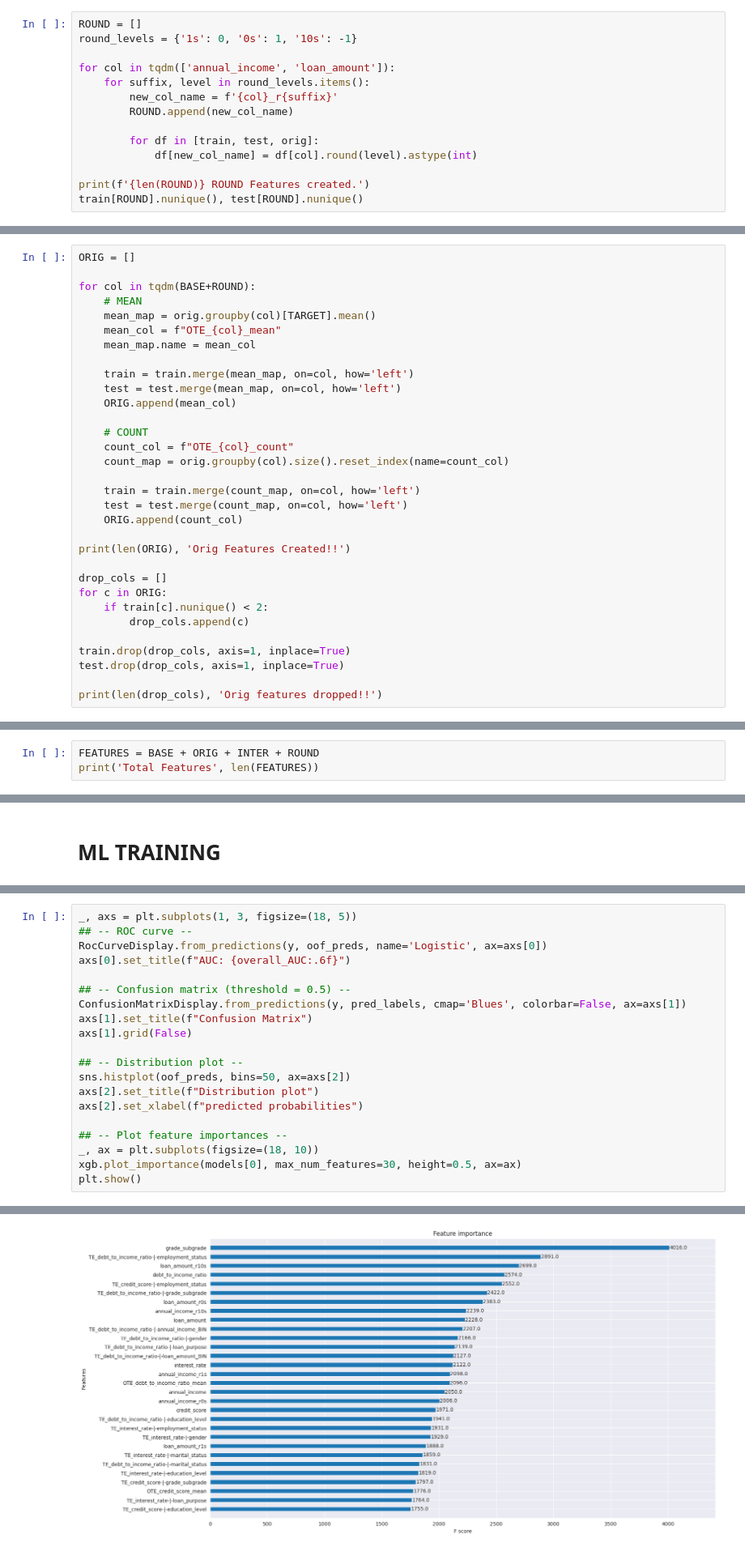
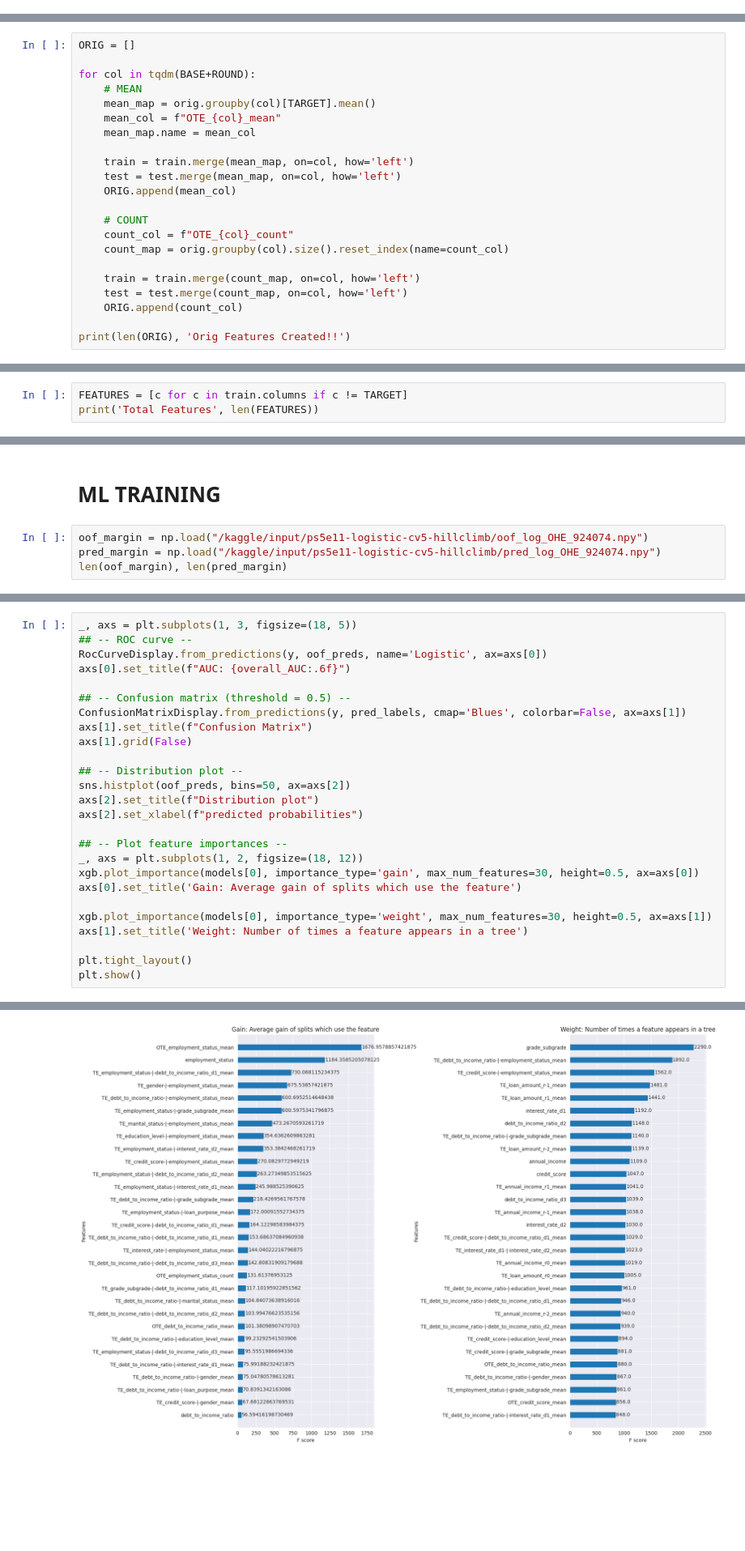
Before and after one commit to coded-sly/s5e11-Loan-Payback, a Jupyter notebook: ps5e11-xgb-cv5-0-927468.ipynb, the cells around one changed output, grey strips where cells are left out. Shown at 81% size. Drawn from its saved outputs; the diff is of its cells as text; blank space fills up the shorter version.

Commit message:
Kaggle Notebook | Ps5e11 | XGB-residuals | CV5-0.92746 | v2

```diff
--- a/ps5e11-xgb-cv5-0-927468.ipynb
+++ b/ps5e11-xgb-cv5-0-927468.ipynb
@@ -307,14 +347,0 @@ Ineraction Features: 55
-# %%
-ROUND = []
-round_levels = {'1s': 0, '0s': 1, '10s': -1}
-
-for col in tqdm(['annual_income', 'loan_amount']):
-    for suffix, level in round_levels.items():
-        new_col_name = f'{col}_r{suffix}'
-        ROUND.append(new_col_name)
-
-        for df in [train, test, orig]:
-            df[new_col_name] = df[col].round(level).astype(int)
-
-print(f'{len(ROUND)} ROUND Features created.')
-train[ROUND].nunique(), test[ROUND].nunique()
@@ -358,14 +369,4 @@ for col in tqdm(BASE+ROUND):
     ORIG.append(count_col)
 
 print(len(ORIG), 'Orig Features Created!!')
-
-drop_cols = []
-for c in ORIG:
-    if train[c].nunique() < 2:
-        drop_cols.append(c)
-
-train.drop(drop_cols, axis=1, inplace=True)
-test.drop(drop_cols, axis=1, inplace=True)
-
-print(len(drop_cols), 'Orig features dropped!!')
 # %% [output]
@@ -529,6 +529,6 @@ class TargetEncoder(BaseEstimator, TransformerMixin):
 
         return X_transformed
 # %%
-FEATURES = BASE + ORIG + INTER + ROUND
+FEATURES = [c for c in train.columns if c != TARGET]
 print('Total Features', len(FEATURES))
 # %% [output]
@@ -536,2 +536,6 @@ Total Features 106
 # %% [markdown]
 # ML TRAINING
+# %%
+oof_margin = np.load("/kaggle/input/ps5e11-logistic-cv5-hillclimb/oof_log_OHE_924074.npy")
+pred_margin = np.load("/kaggle/input/ps5e11-logistic-cv5-hillclimb/pred_log_OHE_924074.npy")
+len(oof_margin), len(pred_margin)
@@ -668,25 +677,31 @@ weighted avg       0.91      0.91      0.90    593994
 # %%
 _, axs = plt.subplots(1, 3, figsize=(18, 5))
 ## -- ROC curve --
 RocCurveDisplay.from_predictions(y, oof_preds, name='Logistic', ax=axs[0])
 axs[0].set_title(f"AUC: {overall_AUC:.6f}")
 
 ## -- Confusion matrix (threshold = 0.5) --
 ConfusionMatrixDisplay.from_predictions(y, pred_labels, cmap='Blues', colorbar=False, ax=axs[1])
 axs[1].set_title(f"Confusion Matrix")
 axs[1].grid(False)
 
 ## -- Distribution plot --
 sns.histplot(oof_preds, bins=50, ax=axs[2])
 axs[2].set_title(f"Distribution plot")
 axs[2].set_xlabel(f"predicted probabilities")
 
 ## -- Plot feature importances --
-_, ax = plt.subplots(figsize=(18, 10))
-xgb.plot_importance(models[0], max_num_features=30, height=0.5, ax=ax)
+_, axs = plt.subplots(1, 2, figsize=(18, 12))
+xgb.plot_importance(models[0], importance_type='gain', max_num_features=30, height=0.5, ax=axs[0])
+axs[0].set_title('Gain: Average gain of splits which use the feature')
+
+xgb.plot_importance(models[0], importance_type='weight', max_num_features=30, height=0.5, ax=axs[1])
+axs[1].set_title('Weight: Number of times a feature appears in a tree')
+
+plt.tight_layout()
 plt.show()
 # %% [output]
 [figure]
-[figure, old version]
+[figure, new version]
 # %%
 s = str(overall_AUC).split('.')[1][:6]
```
Also changed, not shown: parts of 25 cells of this notebook.
